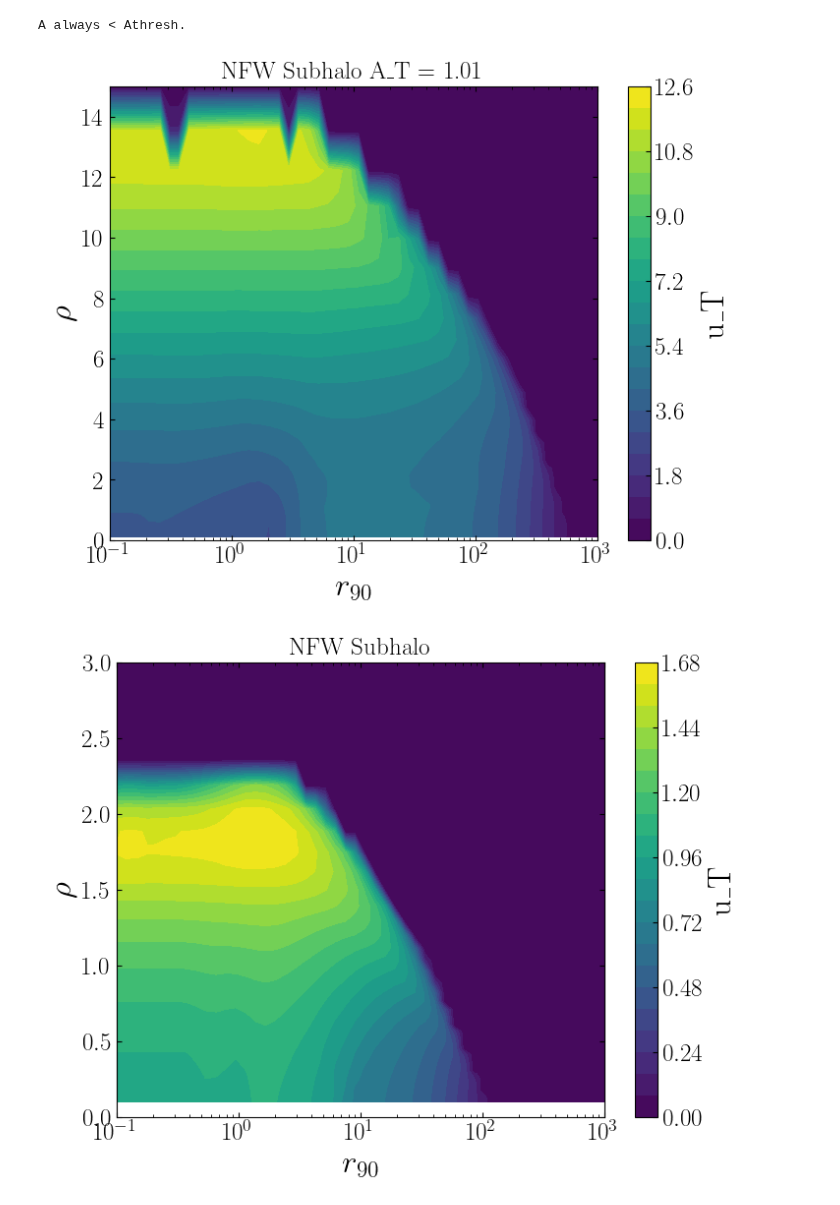
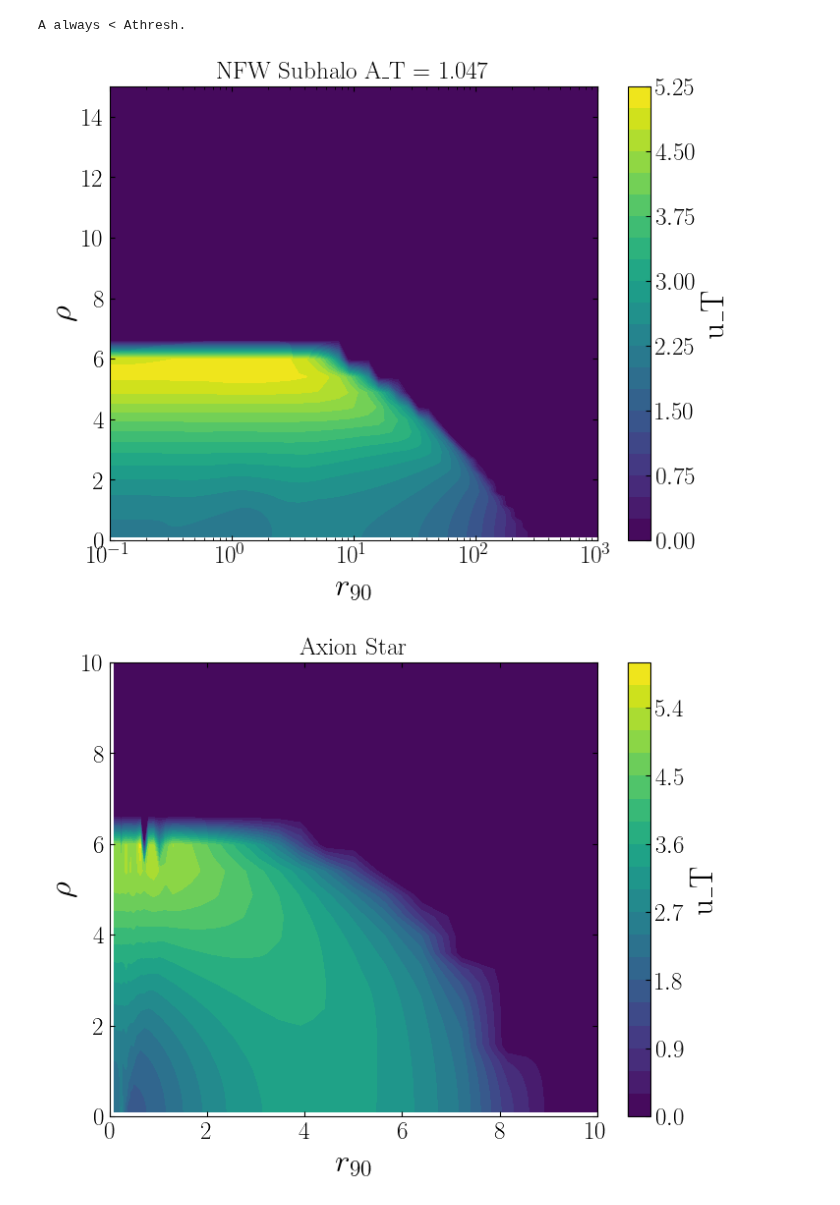
Before and after one commit to NolanSmyth/LensCalcPy, a Jupyter notebook: examples/extended.ipynb, the cells around one changed output. Cells and saved outputs as stored; diff of their text form; code cells hidden in the pictures.

```diff
--- a/examples/extended.ipynb
+++ b/examples/extended.ipynb
@@ -673,5 +358,5 @@ for R90 in tqdm(R90_values_dressed):
 fdm_dict_dressed = {}
 
 for r90, rate_arr in rate_dict_dressed.items():
-    fdm_arr = fdm_constraint(rate_arr, params['obs_time'], params['n_sources'])
+    fdm_arr = fdm_constraint(rate_arr, params['obs_time']*6, params['n_sources'])
     fdm_dict_dressed[r90] = fdm_arr
@@ -789,7 +451,6 @@ fig, axs = plt.subplots(3, 1, figsize=(12, 12), sharex=True)  # 3 rows, 1 column
 ax = axs[0]
 for R90 in R90_values:
     ax.loglog(m_arr, fdm_dict_e[R90], label=r'$R_{90} =$ ' + str(R90) + '$ ~R_{\odot}$', color=color_dict[R90], linewidth=2)
-    ax.loglog(m_arr, fdm_dict_e_101[R90], color=color_dict[R90], ls='--')
 
 plot_existing_limits(ax)
 ax.text(1e-4, 5e-7, 'NFW Subhalo', fontsize=18)
@@ -802,7 +463,6 @@ ax.legend(loc='lower right')
 ax = axs[1]
 for R90 in R90_values_dressed:
     ax.loglog(m_arr, fdm_dict_dressed[R90], label=r'$R_{90} =$ ' + str(R90) + '$ ~R_{\odot}$', color=color_dict[R90], linewidth=2)
-    ax.loglog(m_arr, fdm_dict_dressed_101[R90], color=color_dict[R90], ls='--')
 
 plot_existing_limits_dpbh(ax)
 ax.text(1e-4, 5e-7, 'Dressed PBH-like', fontsize=18)
@@ -814,7 +474,6 @@ ax.legend(loc='lower right')
 ax = axs[2]
 for R90 in R90_values_axion:
     ax.loglog(m_arr, fdm_dict_axion[R90], label=r'$R_{90} =$ ' + str(R90) + '$ ~R_{\odot}$', color=color_dict[R90], linewidth=2)
-    ax.loglog(m_arr, fdm_dict_axion_101[R90], color=color_dict[R90], ls='--')
     # ax.loglog(m_arr, m_arr**(1/2)*1e-2, color='k', ls='--', label=r'$f_{DM} \propto M^{1/2}$')
 
 ax.text(1e-4, 5e-7, 'Axion/Boson Star', fontsize=18)
@@ -826,9 +485,7 @@ ax.set_xlabel('$M_{DM} [M_{\odot}]$')
 
 fig.subplots_adjust(hspace=0.0)  # Adjust this value as needed to reduce space
 
-
-# If you want to save the figure
-# plt.savefig('figures/extended_limits_all.pdf')
+# plt.savefig('figures/extended_limits_all_thresh_sigma_seasons.pdf')
 
 plt.show()
 # %% [output]
@@ -1318,4 +963,31 @@ for r90 in r90_vals_axion:
     magnification_fl, u_t_fl = create_functions_from_file(file_path)
     magnification_fl_dict_axion[r90] = magnification_fl
     u_t_fl_dict_axion[r90] = u_t_fl
+# %%
+rho_arr_101 = np.logspace(-1, np.log10(15), 50)
+
+u_T_interp_funcs_nfw_thresh = {}
+
+# Compute u_T arrays and create interpolating functions
+for r90, u_t_fl in tqdm(u_t_fl_dict_nfw.items()):
+    func = partial(u_t_fl, A_thresh=A_thresh_weighted)
+    with Pool() as pool:
+        u_T_arr = np.array(list(pool.map(func, rho_arr_101)))
+    u_T_interp_funcs_nfw_thresh[r90] = interp1d(rho_arr_101, u_T_arr, kind='linear')
+
+u_T_interp_funcs_dressed_thresh = {}
+
+for r90, u_t_fl in tqdm(u_t_fl_dict_dressed.items()):
+    func = partial(u_t_fl, A_thresh=A_thresh_weighted)
+    with Pool() as pool:
+        u_T_arr = np.array(list(pool.map(func, rho_arr_101)))
+    u_T_interp_funcs_dressed_thresh[r90] = interp1d(rho_arr_101, u_T_arr, kind='linear')
+
+u_T_interp_funcs_axion_thresh = {}
+
+for r90, u_t_fl in tqdm(u_t_fl_dict_axion.items()):
+    func = partial(u_t_fl, A_thresh=A_thresh_weighted)
+    with Pool() as pool:
+        u_T_arr = np.array(list(pool.map(func, rho_arr_101)))
+    u_T_interp_funcs_axion_thresh[r90] = interp1d(rho_arr_101, u_T_arr, kind='linear')
 # %%
@@ -1373,20 +1045,20 @@ for r90, u_t_fl in tqdm(u_t_fl_dict_axion.items()):
 # %%
 #new
-u_T_values_nfw_101 = np.zeros((len(rho_arr_101), len(r90_vals_nfw)))
+u_T_values_nfw_thresh = np.zeros((len(rho_arr_101), len(r90_vals_nfw)))
 
 for i, r90 in enumerate(r90_vals_nfw):
     for j, rho in enumerate(rho_arr_101):
-        u_T_values_nfw_101[j, i] = u_T_interp_funcs_nfw_101[r90](rho)
+        u_T_values_nfw_thresh[j, i] = u_T_interp_funcs_nfw_thresh[r90](rho)
 
 # Creating the contour plot
 X, Y = np.meshgrid(r90_vals_nfw, rho_arr_101)
-plt.contourf(X, Y, u_T_values_nfw_101, levels=20, cmap='viridis')
+plt.contourf(X, Y, u_T_values_nfw_thresh, levels=20, cmap='viridis')
 plt.colorbar(label='u_T')
 plt.xscale('log')
 plt.xlabel(r'$r_{90}$')
 plt.ylabel(r'$\rho$')
-plt.title('NFW Subhalo A_T = 1.01')
+plt.title('NFW Subhalo A_T = 1.047')
 plt.ylim(0,15)
 plt.show()
 # %% [output]
-[figure, old version]
+[figure, new version]
@@ -1395,19 +1068,20 @@ uT_interp_nfw_101 = RegularGridInterpolator((rho_arr_101, r90_vals_nfw), u_T_val
 # %%
-u_T_values_nfw = np.zeros((len(rho_arr), len(r90_vals_nfw)))
+u_T_values_axion_thresh = np.zeros((len(rho_arr_101), len(r90_vals_axion)))
 
-for i, r90 in enumerate(r90_vals_nfw):
-    for j, rho in enumerate(rho_arr):
-        u_T_values_nfw[j, i] = u_T_interp_funcs_nfw[r90](rho)
+for i, r90 in enumerate(r90_vals_axion):
+    for j, rho in enumerate(rho_arr_101):
+        u_T_values_axion_thresh[j, i] = u_T_interp_funcs_axion_thresh[r90](rho)
 
 # Creating the contour plot
-X, Y = np.meshgrid(r90_vals_nfw, rho_arr)
-plt.contourf(X, Y, u_T_values_nfw, levels=20, cmap='viridis')
+X, Y = np.meshgrid(r90_vals_axion, rho_arr_101)
+plt.contourf(X, Y, u_T_values_axion_thresh, levels=20, cmap='viridis')
 plt.colorbar(label='u_T')
-plt.xscale('log')
+# plt.xscale('log')
 plt.xlabel(r'$r_{90}$')
 plt.ylabel(r'$\rho$')
-plt.title('NFW Subhalo')
-plt.ylim(0,3)
+plt.title('Axion Star')
+plt.ylim(0,10)
+plt.xlim(0,10)
 plt.show()
 # %% [output]
-[figure, old version]
+[figure, new version]
```
Also changed, not shown: parts of 55 cells of this notebook, 8 other files.
